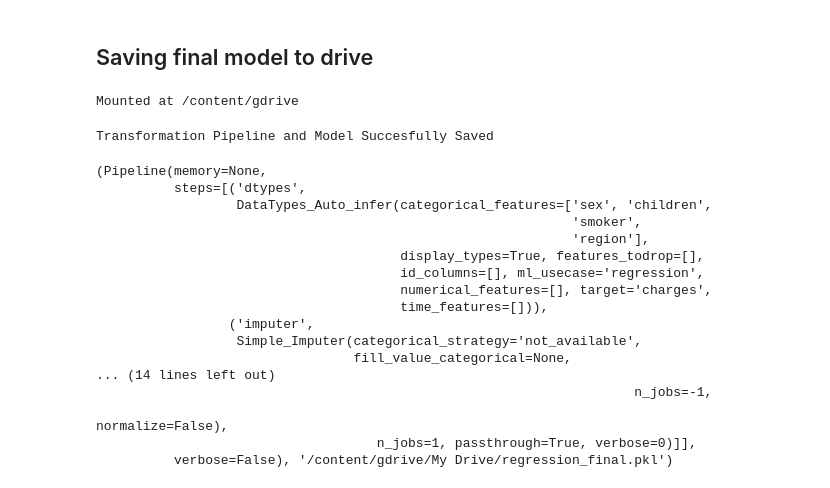
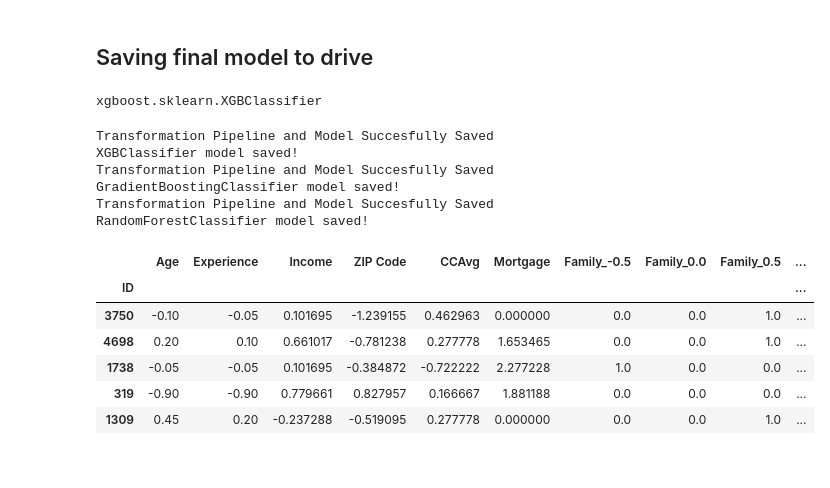
Before and after one commit to shubh1608/Jupyter-Notebook-Template, a Jupyter notebook: modular_lowcode_templates/classification_pycaret.ipynb, the cells around one changed output. Cells and saved outputs as stored; diff of their text form; code cells hidden in the pictures.

```diff
--- a/modular_lowcode_templates/classification_pycaret.ipynb
+++ b/modular_lowcode_templates/classification_pycaret.ipynb
@@ -538,28 +308,31 @@ VotingClassifier(estimators=[('rf',
 # %% [markdown]
 ## Saving final model to drive
 # %%
-from google.colab import drive
-drive.mount('/content/gdrive')
+# from google.colab import drive
+# drive.mount('/content/gdrive')
-# %% [output]
-Mounted at /content/gdrive
-# %%
-save_model(final_model,'/content/gdrive/My Drive/regression_final')
-# %% [output]
-Transformation Pipeline and Model Succesfully Saved
-(Pipeline(memory=None,
-          steps=[('dtypes',
-                  DataTypes_Auto_infer(categorical_features=['sex', 'children',
-                                                             'smoker',
-                                                             'region'],
-                                       display_types=True, features_todrop=[],
-                                       id_columns=[], ml_usecase='regression',
-                                       numerical_features=[], target='charges',
-                                       time_features=[])),
-                 ('imputer',
-                  Simple_Imputer(categorical_strategy='not_available',
-                                 fill_value_categorical=None,
-... (14 lines left out)
-                                                                     n_jobs=-1,
-                                                                     normalize=False),
-                                    n_jobs=1, passthrough=True, verbose=0)]],
-          verbose=False), '/content/gdrive/My Drive/regression_final.pkl')
+# %%
+type(top3_models[0])
+# %% [output]
+xgboost.sklearn.XGBClassifier
+# %%
+for model in top3_models:
+    model_name = model.__class__.__name__
+    save_model(model,'./saved_models/{0}'.format(model_name))
+    print('{0} model saved!'.format(model_name))
+# %% [output]
+Transformation Pipeline and Model Succesfully Saved
+XGBClassifier model saved!
+Transformation Pipeline and Model Succesfully Saved
+GradientBoostingClassifier model saved!
+Transformation Pipeline and Model Succesfully Saved
+RandomForestClassifier model saved!
+# %%
+transformed_df.head()
+# %% [output]
+|  | Age | Experience | Income | ZIP Code | CCAvg | Mortgage | Family_-0.5 | Family_0.0 | Family_0.5 | ... |
+| ID |  |  |  |  |  |  |  |  |  | ... |
+| 3750 | -0.10 | -0.05 | 0.101695 | -1.239155 | 0.462963 | 0.000000 | 0.0 | 0.0 | 1.0 | ... |
+| 4698 | 0.20 | 0.10 | 0.661017 | -0.781238 | 0.277778 | 1.653465 | 0.0 | 0.0 | 1.0 | ... |
+| 1738 | -0.05 | -0.05 | 0.101695 | -0.384872 | -0.722222 | 2.277228 | 1.0 | 0.0 | 0.0 | ... |
+| 319 | -0.90 | -0.90 | 0.779661 | 0.827957 | 0.166667 | 1.881188 | 0.0 | 0.0 | 0.0 | ... |
+| 1309 | 0.45 | 0.20 | -0.237288 | -0.519095 | 0.277778 | 0.000000 | 0.0 | 0.0 | 1.0 | ... |
```
Also changed, not shown: parts of 39 cells of this notebook, 3 other files.
